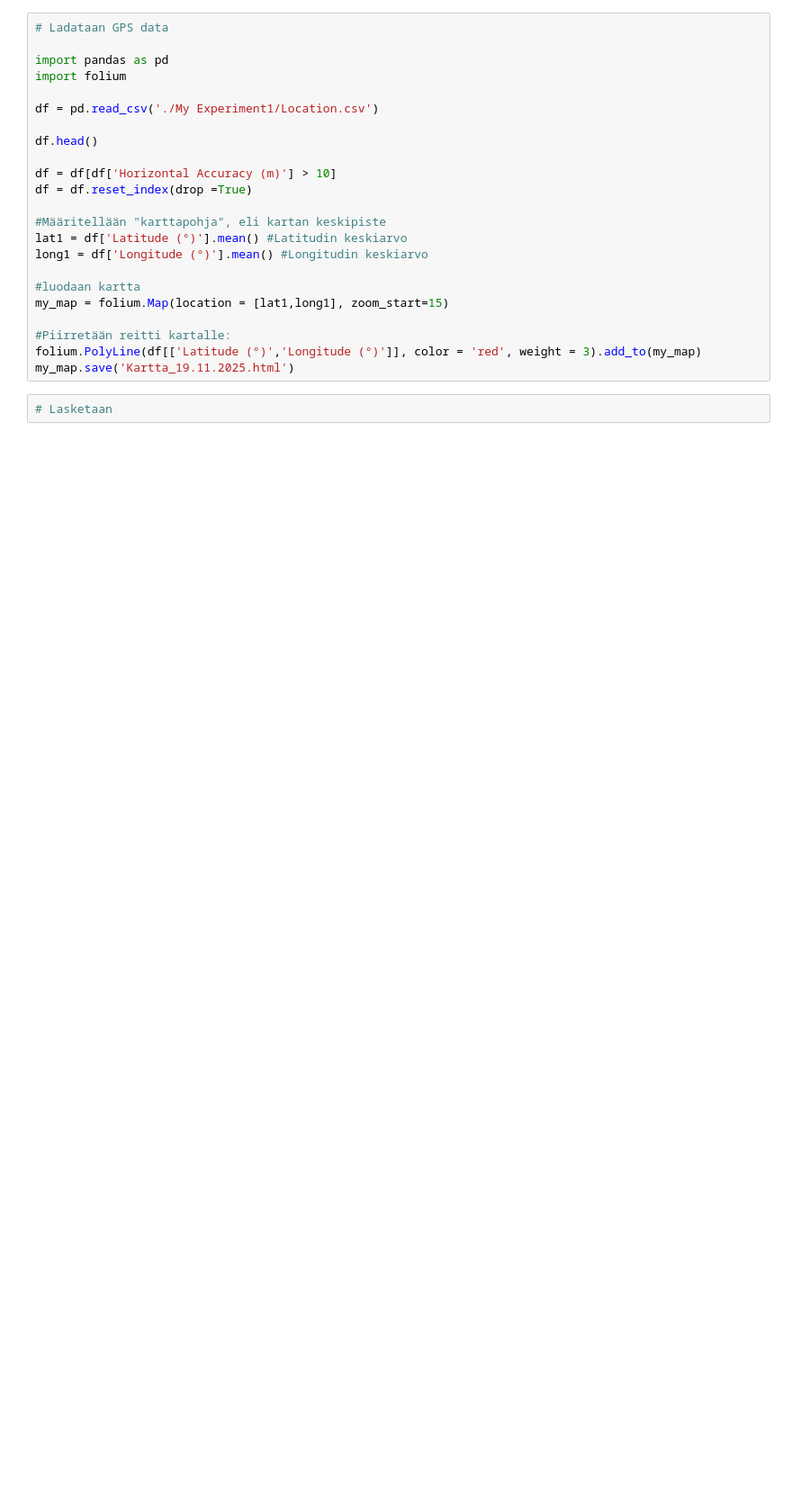
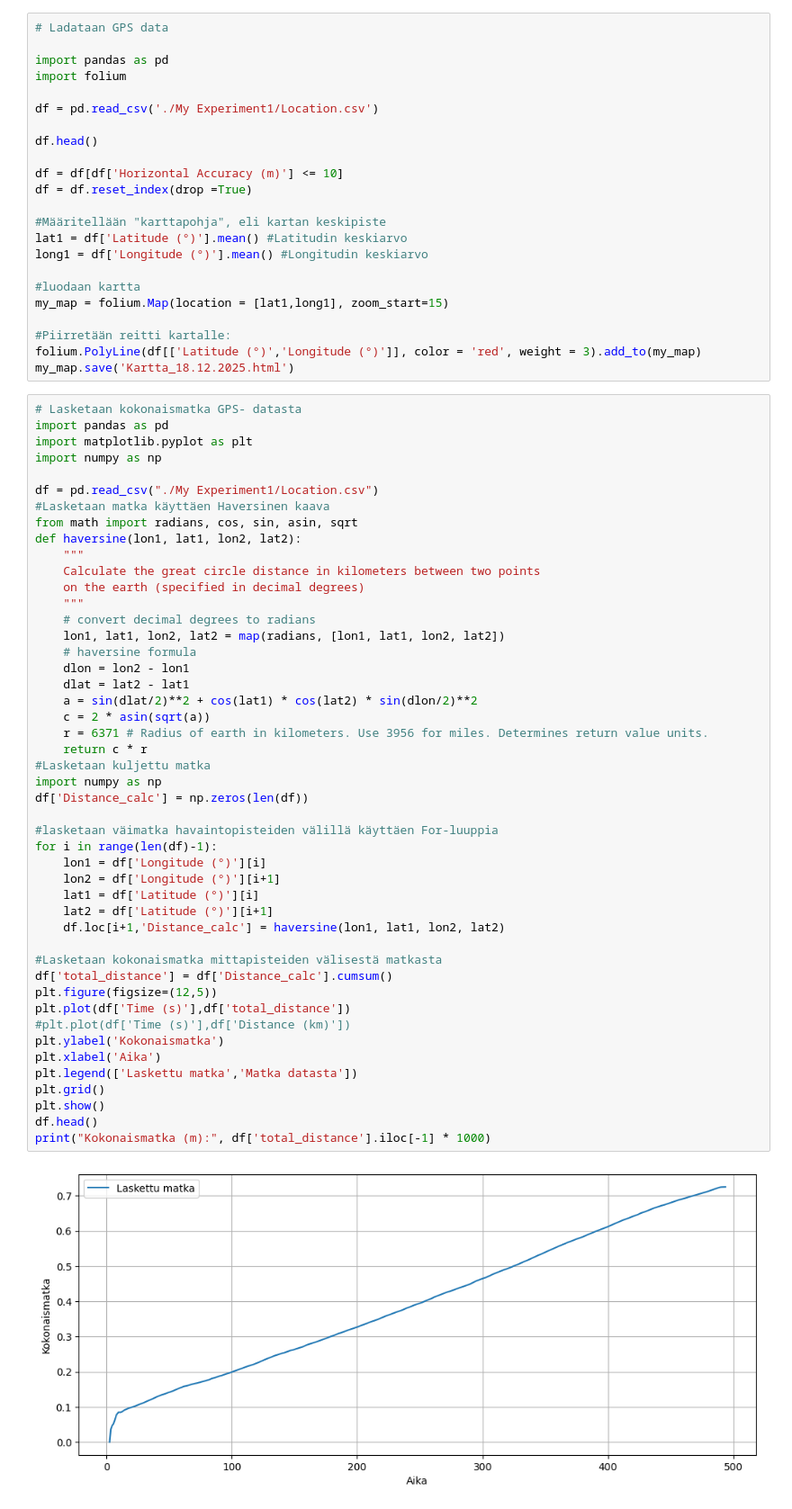
Before and after one commit to jasa89/fysiikanlopputy-, a Jupyter notebook: projekti.ipynb, the cells around one changed output. Shown at 90% size. Cells and saved outputs as stored; diff of their text form; blank space fills up the shorter version.

```diff
--- a/projekti.ipynb
+++ b/projekti.ipynb
@@ -118,7 +168,7 @@ df = pd.read_csv('./My Experiment1/Location.csv')
 
 df.head()
 
-df = df[df['Horizontal Accuracy (m)'] > 10]
+df = df[df['Horizontal Accuracy (m)'] <= 10]
 df = df.reset_index(drop =True)
 
 #Määritellään "karttapohja", eli kartan keskipiste
@@ -130,6 +180,53 @@ my_map = folium.Map(location = [lat1,long1], zoom_start=15)
 
 #Piirretään reitti kartalle:
 folium.PolyLine(df[['Latitude (°)','Longitude (°)']], color = 'red', weight = 3).add_to(my_map)
-my_map.save('Kartta_19.11.2025.html')
+my_map.save('Kartta_18.12.2025.html')
 # %%
-# Lasketaan
+# Lasketaan kokonaismatka GPS- datasta
+import pandas as pd
+import matplotlib.pyplot as plt
+import numpy as np
+
+df = pd.read_csv("./My Experiment1/Location.csv")
+#Lasketaan matka käyttäen Haversinen kaava
+from math import radians, cos, sin, asin, sqrt
+def haversine(lon1, lat1, lon2, lat2):
+    """
+    Calculate the great circle distance in kilometers between two points
+    on the earth (specified in decimal degrees)
+    """
+    # convert decimal degrees to radians
+    lon1, lat1, lon2, lat2 = map(radians, [lon1, lat1, lon2, lat2])
+    # haversine formula
+    dlon = lon2 - lon1
+    dlat = lat2 - lat1
+    a = sin(dlat/2)**2 + cos(lat1) * cos(lat2) * sin(dlon/2)**2
+    c = 2 * asin(sqrt(a))
+    r = 6371 # Radius of earth in kilometers. Use 3956 for miles. Determines return value units.
+    return c * r
+#Lasketaan kuljettu matka
+import numpy as np
+df['Distance_calc'] = np.zeros(len(df))
+
+#lasketaan väimatka havaintopisteiden välillä käyttäen For-luuppia
+for i in range(len(df)-1):
+    lon1 = df['Longitude (°)'][i]
+    lon2 = df['Longitude (°)'][i+1]
+    lat1 = df['Latitude (°)'][i]
+    lat2 = df['Latitude (°)'][i+1]
+    df.loc[i+1,'Distance_calc'] = haversine(lon1, lat1, lon2, lat2)
+
+#Lasketaan kokonaismatka mittapisteiden välisestä matkasta
+df['total_distance'] = df['Distance_calc'].cumsum()
+plt.figure(figsize=(12,5))
+plt.plot(df['Time (s)'],df['total_distance'])
+#plt.plot(df['Time (s)'],df['Distance (km)'])
+plt.ylabel('Kokonaismatka')
+plt.xlabel('Aika')
+plt.legend(['Laskettu matka','Matka datasta'])
+plt.grid()
+plt.show()
+df.head()
+print("Kokonaismatka (m):", df['total_distance'].iloc[-1] * 1000)
+# %% [output]
+[figure, added]
```
Also changed, not shown: parts of 6 cells of this notebook, 5 other files.
